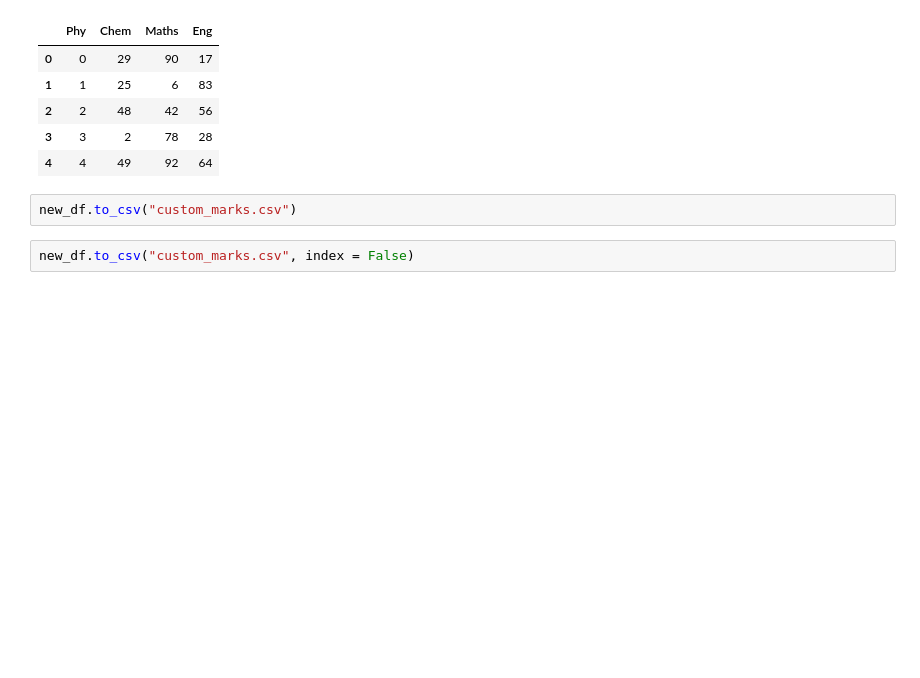
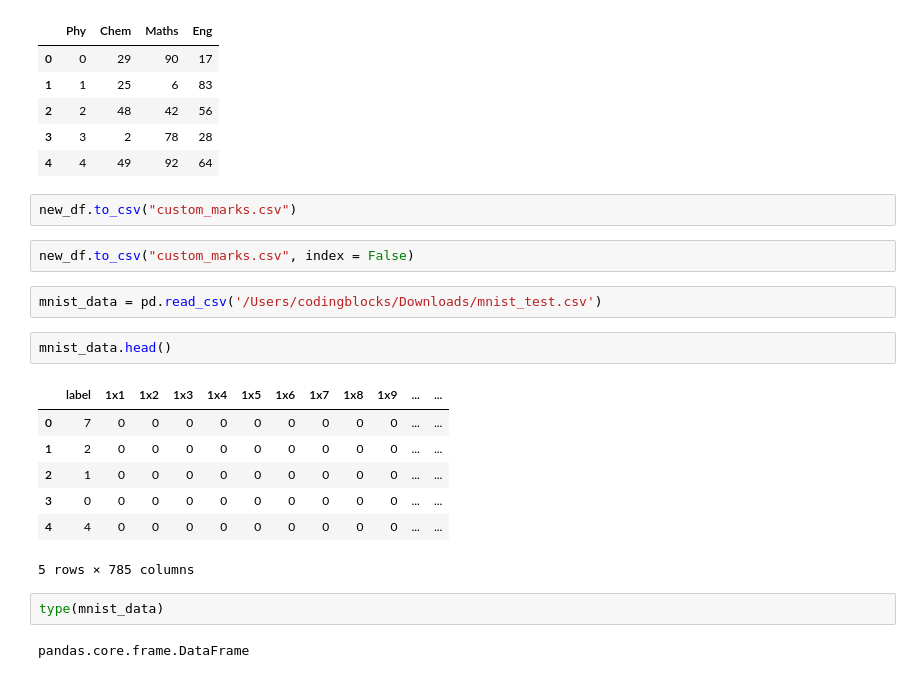
Before and after one commit to Abhijeet399/Data_Science_batch_noida, a Jupyter notebook: pandas.ipynb, the cells around one changed output. Saved outputs shown, nothing was run; the diff lists cells and outputs as text; blank space fills up the shorter version.

Commit message:
Pandas - Updated (Question, Iterator and Generator) - 8/1/23
Pandas - Updated (Question, Iterator and Generator) - 8/1/23

```diff
--- a/pandas.ipynb
+++ b/pandas.ipynb
@@ -191,3 +192,19 @@ new_df
 new_df.to_csv("custom_marks.csv")
 # %%
 new_df.to_csv("custom_marks.csv", index = False)
+# %%
+mnist_data = pd.read_csv('/Users/codingblocks/Downloads/mnist_test.csv')
+# %%
+mnist_data.head()
+# %% [output]
+|  | label | 1x1 | 1x2 | 1x3 | 1x4 | 1x5 | 1x6 | 1x7 | 1x8 | 1x9 | ... | ... |
+| 0 | 7 | 0 | 0 | 0 | 0 | 0 | 0 | 0 | 0 | 0 | ... | ... |
+| 1 | 2 | 0 | 0 | 0 | 0 | 0 | 0 | 0 | 0 | 0 | ... | ... |
+| 2 | 1 | 0 | 0 | 0 | 0 | 0 | 0 | 0 | 0 | 0 | ... | ... |
+| 3 | 0 | 0 | 0 | 0 | 0 | 0 | 0 | 0 | 0 | 0 | ... | ... |
+| 4 | 4 | 0 | 0 | 0 | 0 | 0 | 0 | 0 | 0 | 0 | ... | ... |
+5 rows × 785 columns
+# %%
+type(mnist_data)
+# %% [output]
+pandas.core.frame.DataFrame
```
Also changed, not shown: parts of 27 cells of this notebook.
